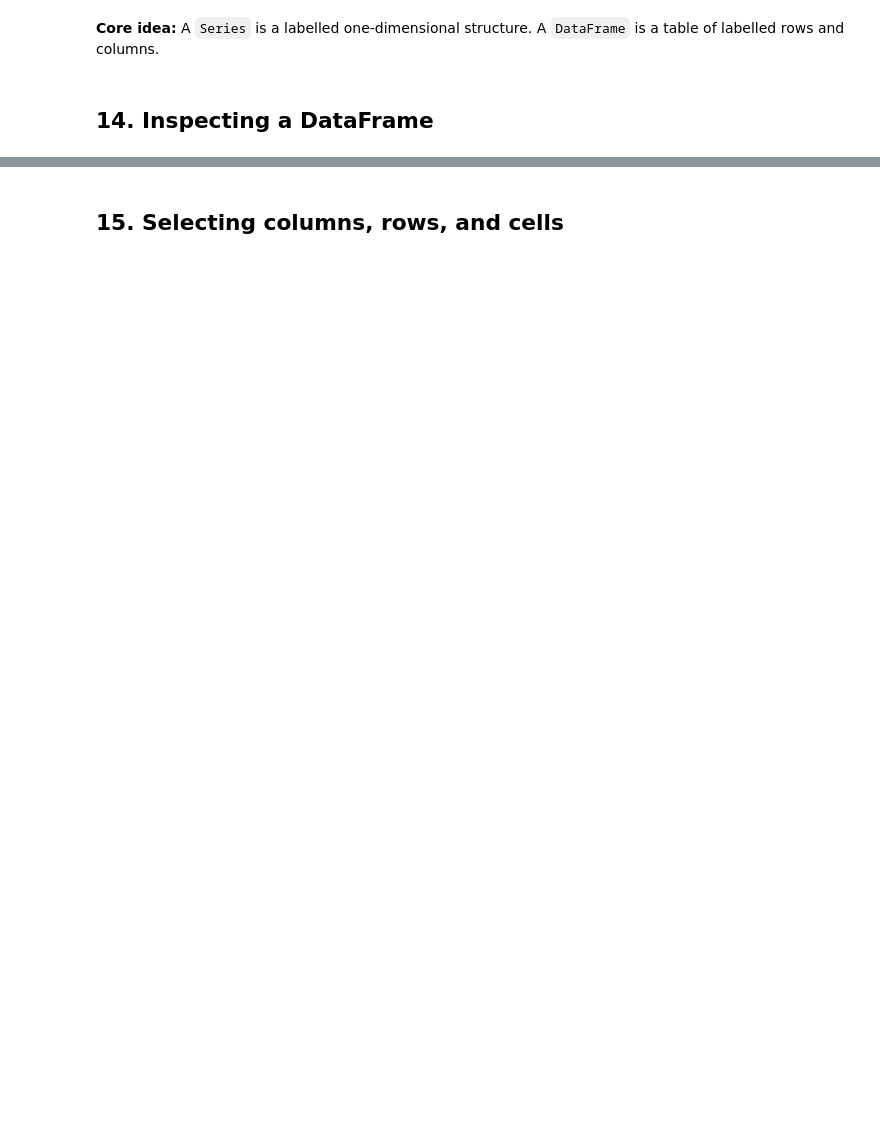
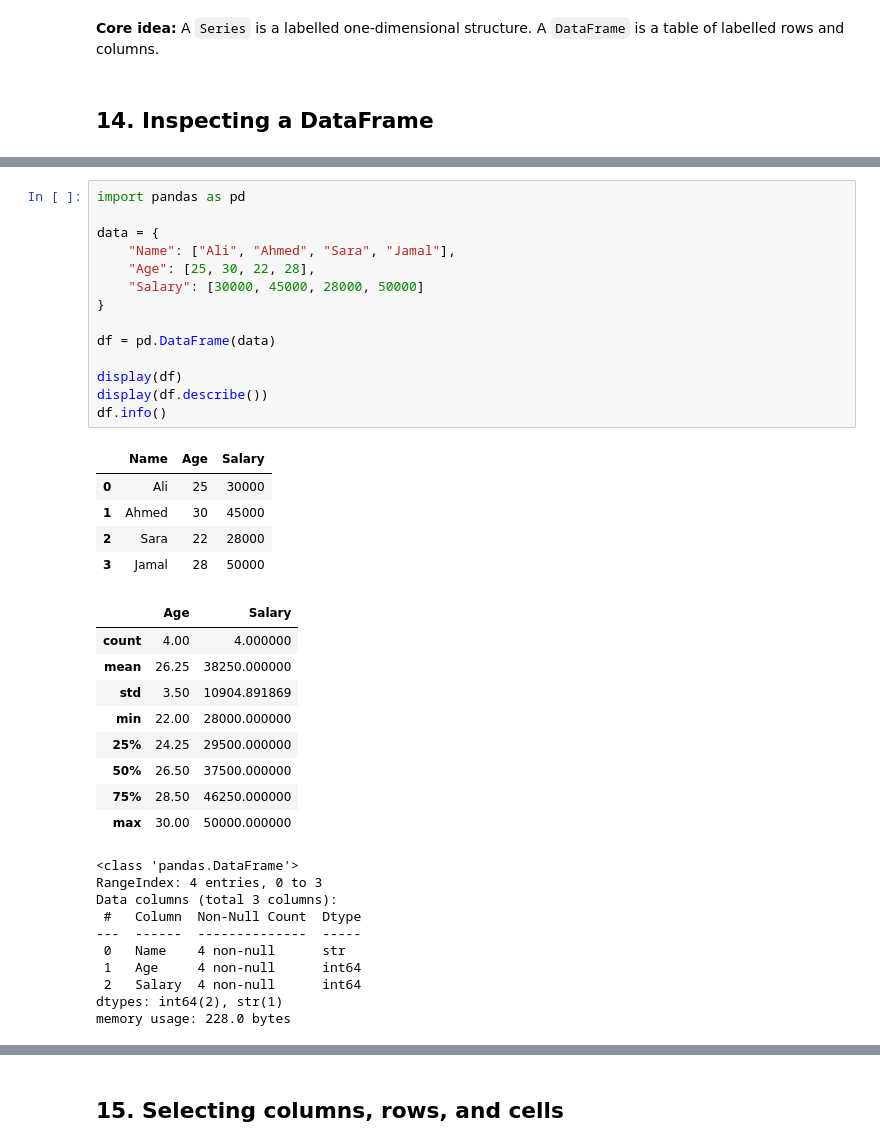
Before and after one commit to mirzajamalnasir750/Python, a Jupyter notebook: PANDAS.ipynb, the cells around one changed output, grey strips where cells are left out. Saved outputs shown, nothing was run; the diff lists cells and outputs as text; blank space fills up the shorter version.

Commit message:
Add Python Pandas  practice

```diff
--- a/PANDAS.ipynb
+++ b/PANDAS.ipynb
@@ -34 +54,40 @@ display(df)
+# %%
+import pandas as pd
+
+data = {
+    "Name": ["Ali", "Ahmed", "Sara", "Jamal"],
+    "Age": [25, 30, 22, 28],
+    "Salary": [30000, 45000, 28000, 50000]
+}
+
+df = pd.DataFrame(data)
+
+display(df)
+display(df.describe())
+df.info()
+# %% [output]
+|  | Name | Age | Salary |
+| 0 | Ali | 25 | 30000 |
+| 1 | Ahmed | 30 | 45000 |
+| 2 | Sara | 22 | 28000 |
+| 3 | Jamal | 28 | 50000 |
+|  | Age | Salary |
+| count | 4.00 | 4.000000 |
+| mean | 26.25 | 38250.000000 |
+| std | 3.50 | 10904.891869 |
+| min | 22.00 | 28000.000000 |
+| 25% | 24.25 | 29500.000000 |
+| 50% | 26.50 | 37500.000000 |
+| 75% | 28.50 | 46250.000000 |
+| max | 30.00 | 50000.000000 |
+<class 'pandas.DataFrame'>
+RangeIndex: 4 entries, 0 to 3
+Data columns (total 3 columns):
+ #   Column  Non-Null Count  Dtype
+---  ------  --------------  -----
+ 0   Name    4 non-null      str
+ 1   Age     4 non-null      int64
+ 2   Salary  4 non-null      int64
+dtypes: int64(2), str(1)
+memory usage: 228.0 bytes
 # %%
```
Also changed, not shown: parts of 24 cells of this notebook.
